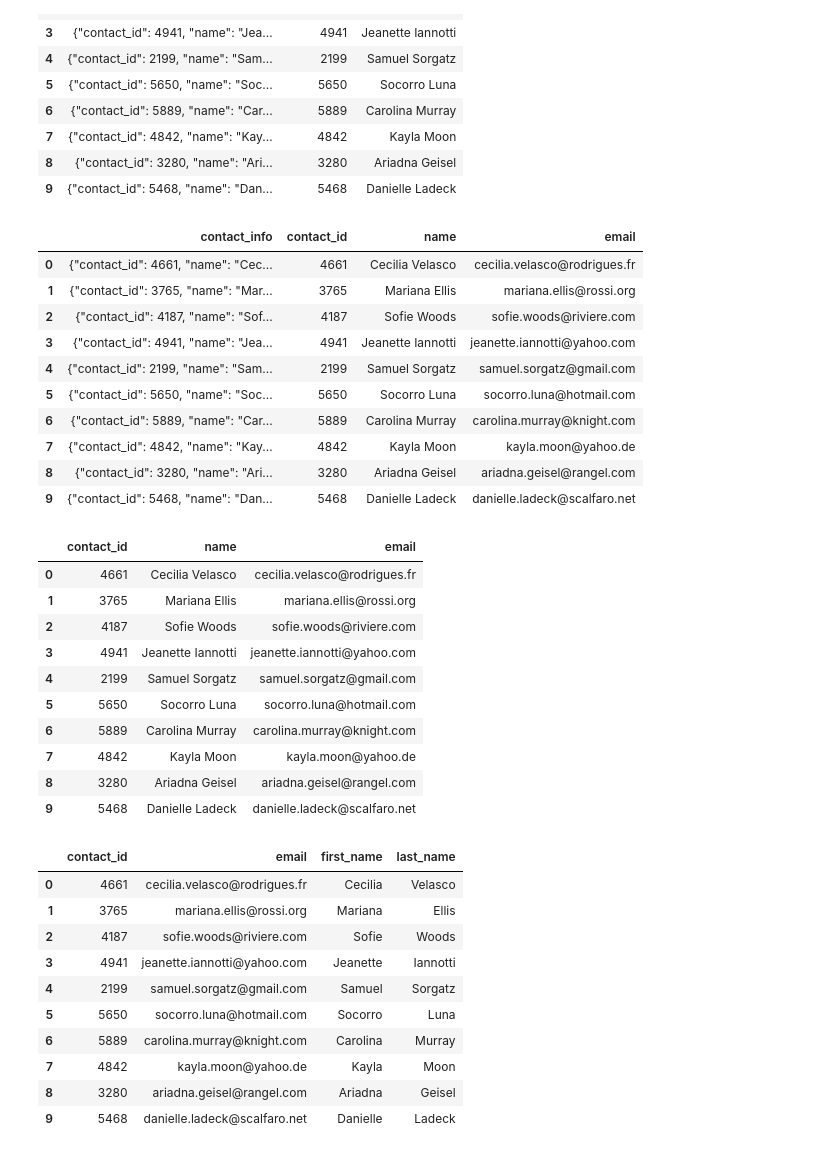
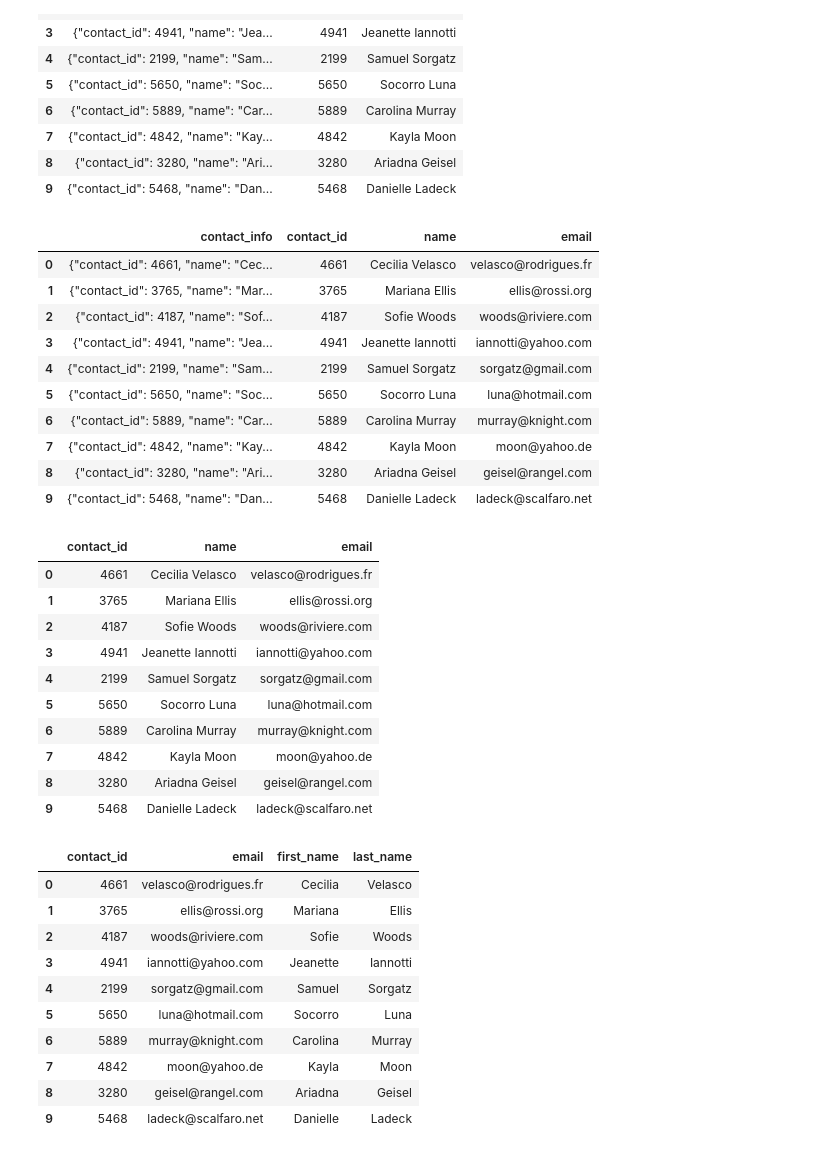
Before and after one commit to vinayvattipally-22/Crowdfunding_ELT, a Jupyter notebook: ETL_Mini_Project_AJTV_HZBV.ipynb, the cells around one changed output. Drawn from its saved outputs; the diff is of its cells as text; code cells hidden in the pictures.

Commit message:
contacts_df updated

```diff
--- a/ETL_Mini_Project_AJTV_HZBV.ipynb
+++ b/ETL_Mini_Project_AJTV_HZBV.ipynb
@@ -288,6 +288,6 @@ campaign_cleaned.to_csv("Resources/campaign.csv", index=False)
 ### Extract the contacts.xlsx Data.
 # %%
 # Read the data into a Pandas DataFrame. Use the `header=2` parameter when reading in the data.
-contact_info_df = pd.read_excel('Resources/contacts.xlsx', header=2)
+contact_info_df = pd.read_excel('Resources/contacts.xlsx', header=3)
 contact_info_df.head()
 # %% [output]
@@ -434,6 +411,8 @@ contact_info_df_copy.head()
 | 4 | {"contact_id": 2199, "name": "Sam... |
 # %%
 # Extract the four-digit contact ID number.
+contact_info_df_copy['contact_id'] = contact_info_df_copy['contact_info'].str.extract(r'(\d{4})')
+contact_info_df_copy.head()
 # %% [output]
 |  | contact_info | contact_id |
 | 0 | {"contact_id": 4661, "name": "Cec... | 4661 |
@@ -455,6 +435,8 @@ dtypes: object(2)
 memory usage: 15.8+ KB
 # %%
 # Convert the "contact_id" column to an int64 data type.
+contact_info_df_copy['contact_id'] = contact_info_df_copy['contact_id'].astype('int64')
+contact_info_df_copy.info()
 # %% [output]
 <class 'pandas.core.frame.DataFrame'>
 RangeIndex: 1000 entries, 0 to 999
@@ -467,6 +449,8 @@ dtypes: int64(1), object(1)
 memory usage: 15.8+ KB
 # %%
 # Extract the name of the contact and add it to a new column.
+contact_info_df_copy['name'] = contact_info_df_copy['contact_info'].str.extract(r'(\w+ \w+)')
+contact_info_df_copy.head(10)
 # %% [output]
 |  | contact_info | contact_id | name |
 | 0 | {"contact_id": 4661, "name": "Cec... | 4661 | Cecilia Velasco |
@@ -481,48 +465,55 @@ memory usage: 15.8+ KB
 | 9 | {"contact_id": 5468, "name": "Dan... | 5468 | Danielle Ladeck |
 # %%
 # Extract the email from the contacts and add the values to a new column.
+contact_info_df_copy['email'] = contact_info_df_copy['contact_info'].str.extract(r'(\w+@\w+\.\w+)')
+contact_info_df_copy.head(10)
 # %% [output]
 |  | contact_info | contact_id | name | email |
-| 0 | {"contact_id": 4661, "name": "Cec... | 4661 | Cecilia Velasco | cecilia.velasco@rodrigues.fr |
-| 1 | {"contact_id": 3765, "name": "Mar... | 3765 | Mariana Ellis | mariana.ellis@rossi.org |
-| 2 | {"contact_id": 4187, "name": "Sof... | 4187 | Sofie Woods | sofie.woods@riviere.com |
-| 3 | {"contact_id": 4941, "name": "Jea... | 4941 | Jeanette Iannotti | jeanette.iannotti@yahoo.com |
-| 4 | {"contact_id": 2199, "name": "Sam... | 2199 | Samuel Sorgatz | samuel.sorgatz@gmail.com |
-| 5 | {"contact_id": 5650, "name": "Soc... | 5650 | Socorro Luna | socorro.luna@hotmail.com |
-| 6 | {"contact_id": 5889, "name": "Car... | 5889 | Carolina Murray | carolina.murray@knight.com |
-| 7 | {"contact_id": 4842, "name": "Kay... | 4842 | Kayla Moon | kayla.moon@yahoo.de |
-| 8 | {"contact_id": 3280, "name": "Ari... | 3280 | Ariadna Geisel | ariadna.geisel@rangel.com |
-| 9 | {"contact_id": 5468, "name": "Dan... | 5468 | Danielle Ladeck | danielle.ladeck@scalfaro.net |
+| 0 | {"contact_id": 4661, "name": "Cec... | 4661 | Cecilia Velasco | velasco@rodrigues.fr |
+| 1 | {"contact_id": 3765, "name": "Mar... | 3765 | Mariana Ellis | ellis@rossi.org |
+| 2 | {"contact_id": 4187, "name": "Sof... | 4187 | Sofie Woods | woods@riviere.com |
+| 3 | {"contact_id": 4941, "name": "Jea... | 4941 | Jeanette Iannotti | iannotti@yahoo.com |
+| 4 | {"contact_id": 2199, "name": "Sam... | 2199 | Samuel Sorgatz | sorgatz@gmail.com |
+| 5 | {"contact_id": 5650, "name": "Soc... | 5650 | Socorro Luna | luna@hotmail.com |
+| 6 | {"contact_id": 5889, "name": "Car... | 5889 | Carolina Murray | murray@knight.com |
+| 7 | {"contact_id": 4842, "name": "Kay... | 4842 | Kayla Moon | moon@yahoo.de |
+| 8 | {"contact_id": 3280, "name": "Ari... | 3280 | Ariadna Geisel | geisel@rangel.com |
+| 9 | {"contact_id": 5468, "name": "Dan... | 5468 | Danielle Ladeck | ladeck@scalfaro.net |
 # %%
 # Create a copy of the contact_info_df with the 'contact_id', 'name', 'email' columns.
+contact_info_df_copy = contact_info_df_copy[['contact_id', 'name', 'email']]
+contact_info_df_copy.head(10)
 # %% [output]
 |  | contact_id | name | email |
-| 0 | 4661 | Cecilia Velasco | cecilia.velasco@rodrigues.fr |
-| 1 | 3765 | Mariana Ellis | mariana.ellis@rossi.org |
-| 2 | 4187 | Sofie Woods | sofie.woods@riviere.com |
-| 3 | 4941 | Jeanette Iannotti | jeanette.iannotti@yahoo.com |
-| 4 | 2199 | Samuel Sorgatz | samuel.sorgatz@gmail.com |
-| 5 | 5650 | Socorro Luna | socorro.luna@hotmail.com |
-| 6 | 5889 | Carolina Murray | carolina.murray@knight.com |
-| 7 | 4842 | Kayla Moon | kayla.moon@yahoo.de |
-| 8 | 3280 | Ariadna Geisel | ariadna.geisel@rangel.com |
-| 9 | 5468 | Danielle Ladeck | danielle.ladeck@scalfaro.net |
+| 0 | 4661 | Cecilia Velasco | velasco@rodrigues.fr |
+| 1 | 3765 | Mariana Ellis | ellis@rossi.org |
+| 2 | 4187 | Sofie Woods | woods@riviere.com |
+| 3 | 4941 | Jeanette Iannotti | iannotti@yahoo.com |
+| 4 | 2199 | Samuel Sorgatz | sorgatz@gmail.com |
+| 5 | 5650 | Socorro Luna | luna@hotmail.com |
+| 6 | 5889 | Carolina Murray | murray@knight.com |
+| 7 | 4842 | Kayla Moon | moon@yahoo.de |
+| 8 | 3280 | Ariadna Geisel | geisel@rangel.com |
+| 9 | 5468 | Danielle Ladeck | ladeck@scalfaro.net |
 # %%
 # Create a "first"name" and "last_name" column with the first and last names from the "name" column.
-
+contact_info_df_copy[['first_name', 'last_name']] = contact_info_df_copy['name'].str.split(' ', expand=True)
 
 # Drop the contact_name column
+contact_info_df_copy = contact_info_df_copy.drop(columns=['name'])
+
+contact_info_df_copy.head(10)
 # %% [output]
 |  | contact_id | email | first_name | last_name |
-| 0 | 4661 | cecilia.velasco@rodrigues.fr | Cecilia | Velasco |
-| 1 | 3765 | mariana.ellis@rossi.org | Mariana | Ellis |
-| 2 | 4187 | sofie.woods@riviere.com | Sofie | Woods |
-| 3 | 4941 | jeanette.iannotti@yahoo.com | Jeanette | Iannotti |
-| 4 | 2199 | samuel.sorgatz@gmail.com | Samuel | Sorgatz |
-| 5 | 5650 | socorro.luna@hotmail.com | Socorro | Luna |
-| 6 | 5889 | carolina.murray@knight.com | Carolina | Murray |
-| 7 | 4842 | kayla.moon@yahoo.de | Kayla | Moon |
-| 8 | 3280 | ariadna.geisel@rangel.com | Ariadna | Geisel |
-| 9 | 5468 | danielle.ladeck@scalfaro.net | Danielle | Ladeck |
+| 0 | 4661 | velasco@rodrigues.fr | Cecilia | Velasco |
+| 1 | 3765 | ellis@rossi.org | Mariana | Ellis |
+| 2 | 4187 | woods@riviere.com | Sofie | Woods |
+| 3 | 4941 | iannotti@yahoo.com | Jeanette | Iannotti |
+| 4 | 2199 | sorgatz@gmail.com | Samuel | Sorgatz |
+| 5 | 5650 | luna@hotmail.com | Socorro | Luna |
+| 6 | 5889 | murray@knight.com | Carolina | Murray |
+| 7 | 4842 | moon@yahoo.de | Kayla | Moon |
+| 8 | 3280 | geisel@rangel.com | Ariadna | Geisel |
+| 9 | 5468 | ladeck@scalfaro.net | Danielle | Ladeck |
 # %%
 # Reorder the columns
```
Also changed, not shown: parts of 12 cells of this notebook, 1 other file.
